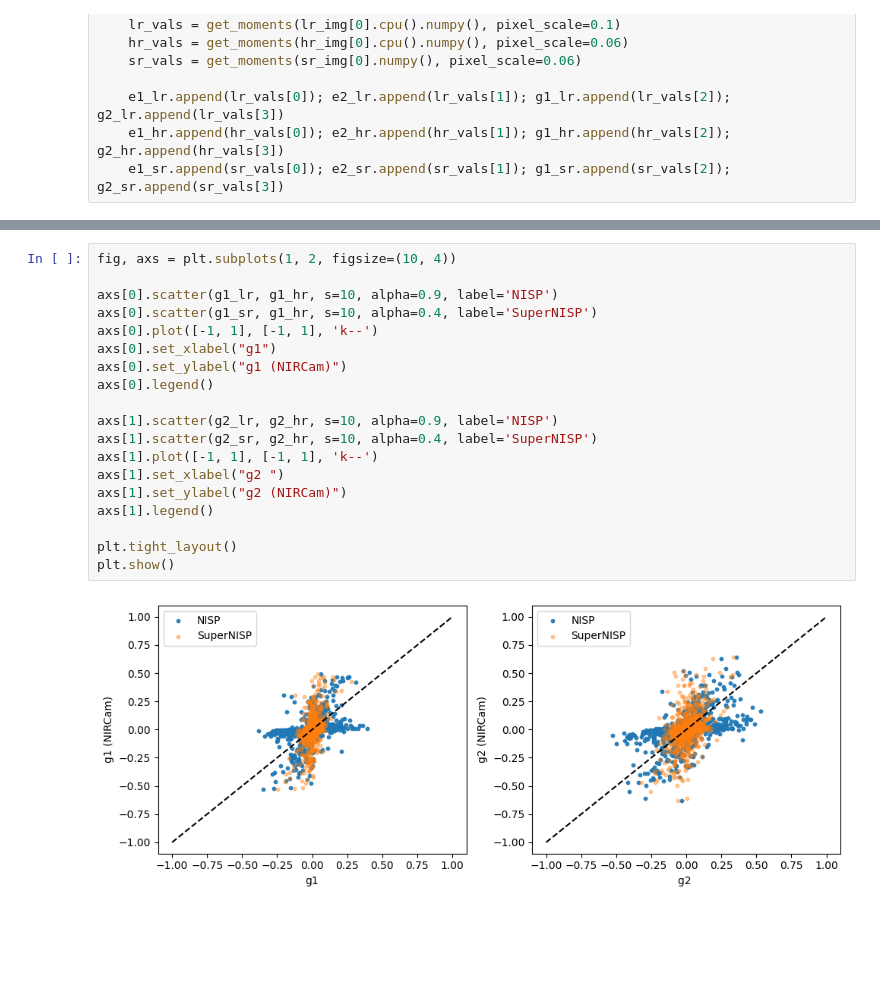
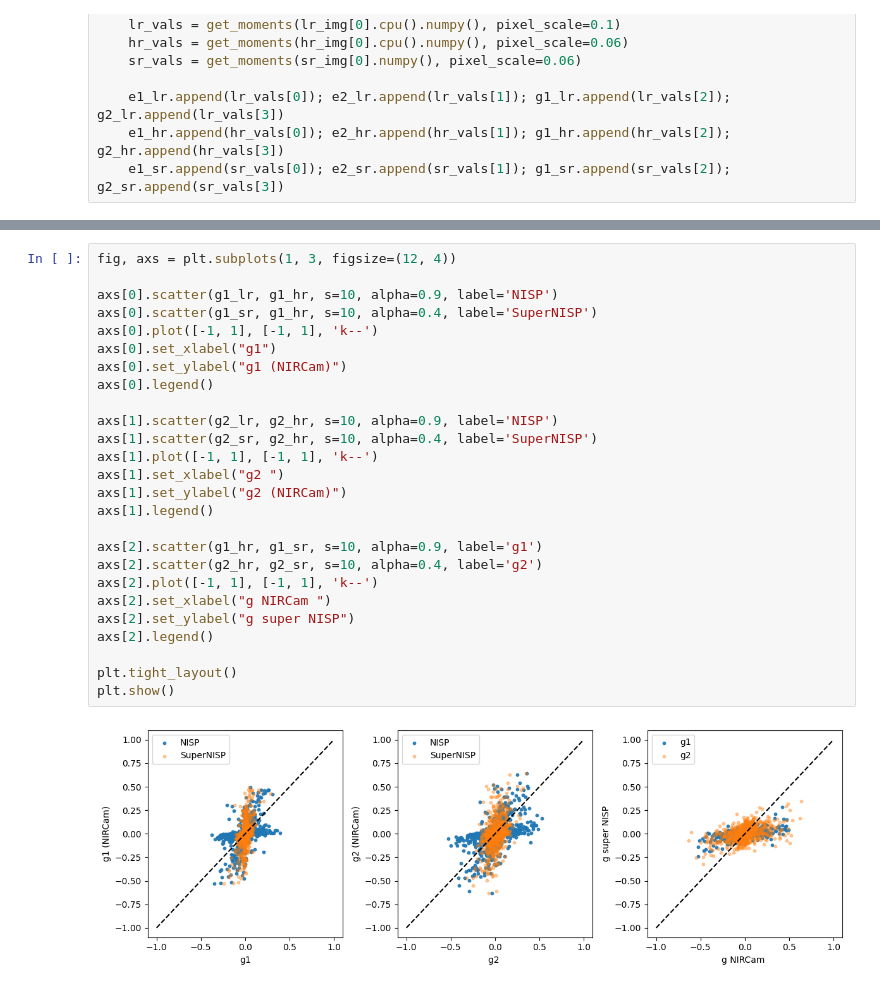
Before and after one commit to xoubish/superNISP, a Jupyter notebook: code/test_model.ipynb, the cells around one changed output, grey strips where cells are left out. Cells and saved outputs as stored; diff of their text form; blank space fills up the shorter version.

```diff
--- a/code/test_model.ipynb
+++ b/code/test_model.ipynb
@@ -161,24 +165,31 @@ plt.show()
 # %%
-fig, axs = plt.subplots(1, 2, figsize=(10, 4))
+fig, axs = plt.subplots(1, 3, figsize=(12, 4))
 
 axs[0].scatter(g1_lr, g1_hr, s=10, alpha=0.9, label='NISP')
 axs[0].scatter(g1_sr, g1_hr, s=10, alpha=0.4, label='SuperNISP')
 axs[0].plot([-1, 1], [-1, 1], 'k--')
 axs[0].set_xlabel("g1")
 axs[0].set_ylabel("g1 (NIRCam)")
 axs[0].legend()
 
 axs[1].scatter(g2_lr, g2_hr, s=10, alpha=0.9, label='NISP')
 axs[1].scatter(g2_sr, g2_hr, s=10, alpha=0.4, label='SuperNISP')
 axs[1].plot([-1, 1], [-1, 1], 'k--')
 axs[1].set_xlabel("g2 ")
 axs[1].set_ylabel("g2 (NIRCam)")
 axs[1].legend()
 
+axs[2].scatter(g1_hr, g1_sr, s=10, alpha=0.9, label='g1')
+axs[2].scatter(g2_hr, g2_sr, s=10, alpha=0.4, label='g2')
+axs[2].plot([-1, 1], [-1, 1], 'k--')
+axs[2].set_xlabel("g NIRCam ")
+axs[2].set_ylabel("g super NISP")
+axs[2].legend()
+
 plt.tight_layout()
 plt.show()
 # %% [output]
-[figure, old version]
+[figure, new version]
 # %%
 
 fig, axs = plt.subplots(1, 2, figsize=(10, 4))
```
Also changed, not shown: parts of 5 cells of this notebook, 4 other files.
